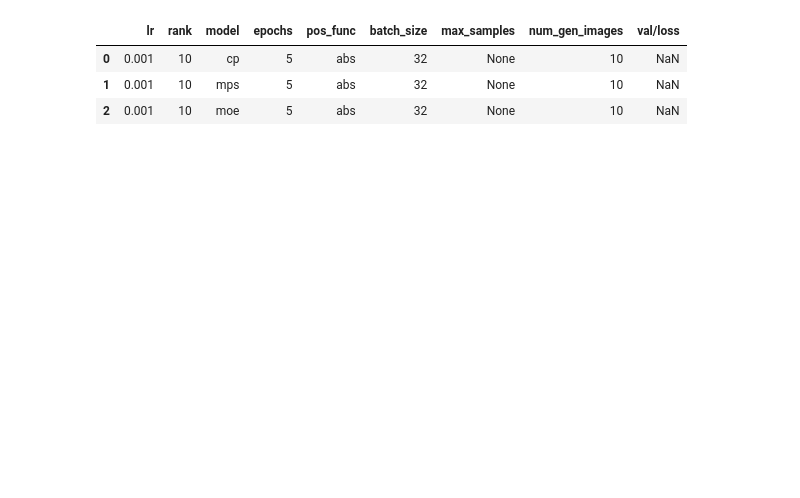
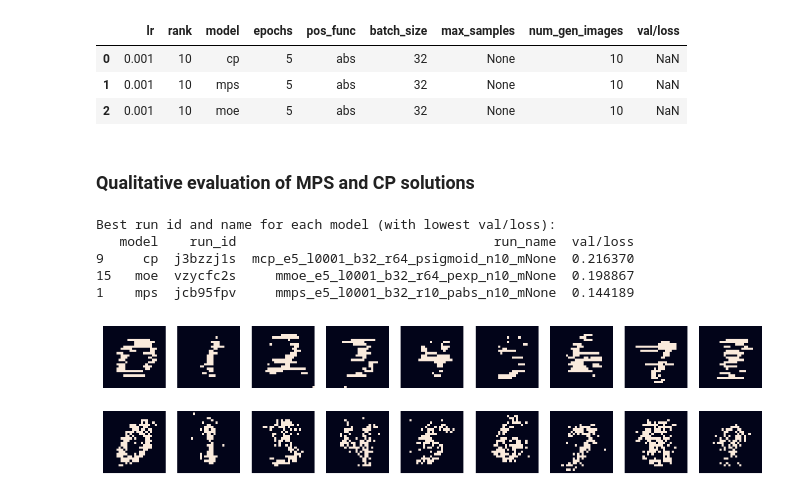
Before and after one commit to marawangamal/ptn, a Jupyter notebook: scripts/results.ipynb, the cells around one changed output. Drawn from its saved outputs; the diff is of its cells as text; code cells hidden in the pictures; blank space fills up the shorter version.

```diff
--- a/scripts/results.ipynb
+++ b/scripts/results.ipynb
@@ -83,3 +88,83 @@ pd.DataFrame(rows)
 | 0 | 0.001 | 10 | cp | 5 | abs | 32 | None | 10 | NaN |
 | 1 | 0.001 | 10 | mps | 5 | abs | 32 | None | 10 | NaN |
 | 2 | 0.001 | 10 | moe | 5 | abs | 32 | None | 10 | NaN |
+# %% [markdown]
+### Qualitative evaluation of MPS and CP solutions
+# %%
+import wandb, numpy as np, pandas as pd
+
+api = wandb.Api()
+PROJECT = "marawan-gamal/mnist-mtp"
+KEY = "val/loss"
+
+rows = []
+
+for run in api.runs(PROJECT):
+    vals = []
+    for row in run.scan_history(keys=[KEY], page_size=10000):
+        v = row.get(KEY)
+        if isinstance(v, (int, float)):
+            vals.append(float(v))
+        elif isinstance(v, str):
+            try:
+                vals.append(float(v))
+            except ValueError:
+                pass
+    min_val = np.min(vals) if vals else float("nan")
+    rows.append({
+        "model": run.config["model"],
+        "pos_func": run.config["pos_func"],
+        "rank": run.config["rank"],
+        "val/loss": min_val,
+        "run_id": run.id,
+        "run_name": run.name,
+    })
+
+df = pd.DataFrame(rows)
+
+# Renaming
+# moe all pos_funcs to softmax
+df.loc[df['model'] == 'moe', 'pos_func'] = 'softmax'
+
+# For each model, find the run id with the lowest eval/loss and report it
+best_runs = df.loc[df.groupby('model')["val/loss"].idxmin()][["model", "run_id", "run_name", "val/loss"]]
+print("Best run id and name for each model (with lowest val/loss):")
+print(best_runs)
+# %% [output]
+Best run id and name for each model (with lowest val/loss):
+   model    run_id                                 run_name  val/loss
+9     cp  j3bzzj1s  mcp_e5_l0001_b32_r64_psigmoid_n10_mNone  0.216370
+15   moe  vzycfc2s     mmoe_e5_l0001_b32_r64_pexp_n10_mNone  0.198867
+1    mps  jcb95fpv     mmps_e5_l0001_b32_r10_pabs_n10_mNone  0.144189
+# %%
+import wandb, PIL.Image, matplotlib.pyplot as plt
+
+PROJECT = "marawan-gamal/mnist-mtp"
+run_ids = ["jcb95fpv", "vzycfc2s"]  # put both run IDs here
+
+fig, axes = plt.subplots(2, 9, figsize=(10, 3))
+
+imgs = []
+for run_id in run_ids:
+    run = wandb.Api().run(f"{PROJECT}/{run_id}")
+
+    hist = run.history(keys=["generated_images"], pandas=False)
+    last_row = [row for row in hist if "generated_images" in row][-1]
+    filenames =last_row["generated_images"]['filenames']
+    files = [f for f in run.files() if "generated_images" in f.name][-9:]
+    sorted_files = sorted(files, key=lambda f: filenames.index(f.name))
+
+    for file in sorted_files:
+        # print(f"file: {file}")
+        img = PIL.Image.open(file.download(replace=True).name)
+        imgs.append(img)
+
+# plot all 9 images
+for ax, img in zip(axes.ravel(), imgs):
+    ax.imshow(img)
+    ax.axis("off")
+
+plt.tight_layout()
+plt.show()
+# %% [output]
+[figure, added]
```
Also changed, not shown: parts of 8 cells of this notebook, 10 other files.
